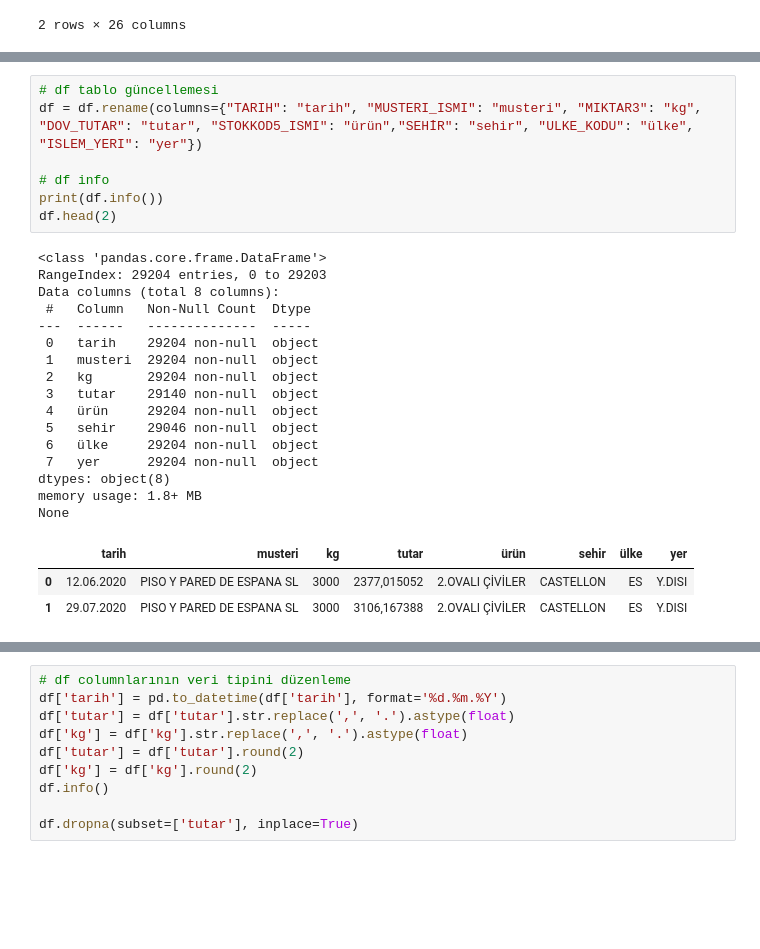
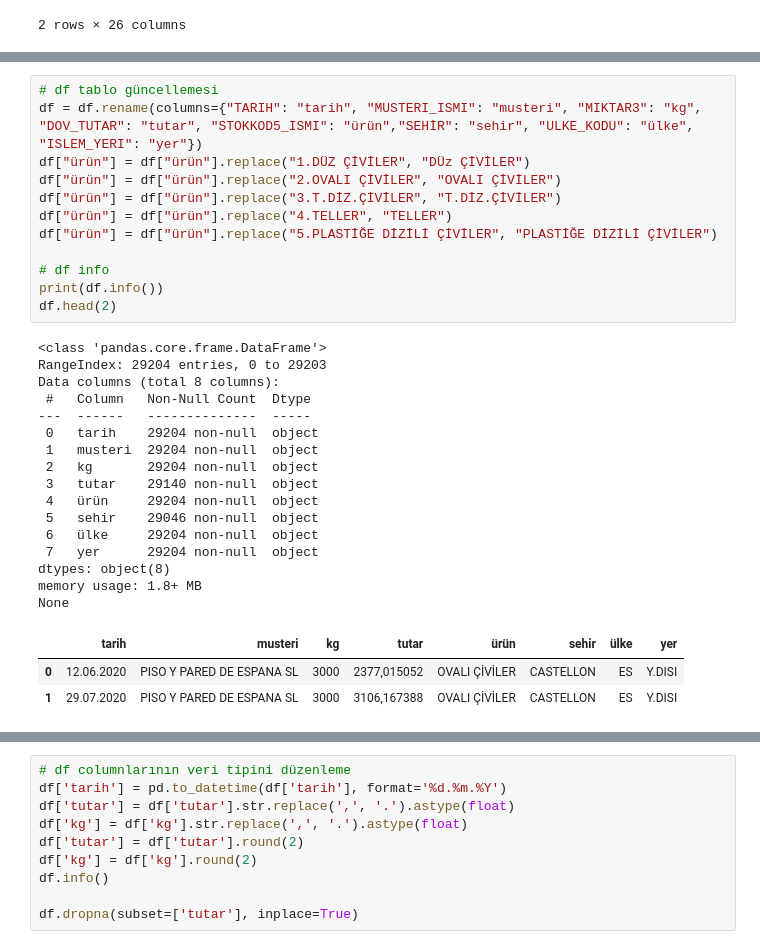
Before and after one commit to mahmutakar0/Beksan, a Jupyter notebook: satislar.ipynb, the cells around one changed output, grey strips where cells are left out. Drawn from its saved outputs; the diff is of its cells as text; blank space fills up the shorter version.

```diff
--- a/satislar.ipynb
+++ b/satislar.ipynb
@@ -49,27 +49,32 @@ df.head(2)
 # %%
 # df tablo güncellemesi
 df = df.rename(columns={"TARIH": "tarih", "MUSTERI_ISMI": "musteri", "MIKTAR3": "kg", "DOV_TUTAR": "tutar", "STOKKOD5_ISMI": "ürün","SEHİR": "sehir", "ULKE_KODU": "ülke", "ISLEM_YERI": "yer"})
+df["ürün"] = df["ürün"].replace("1.DÜZ ÇİVİLER", "DÜz ÇİVİLER")
+df["ürün"] = df["ürün"].replace("2.OVALI ÇİVİLER", "OVALI ÇİVİLER")
+df["ürün"] = df["ürün"].replace("3.T.DİZ.ÇİVİLER", "T.DİZ.ÇİVİLER")
+df["ürün"] = df["ürün"].replace("4.TELLER", "TELLER")
+df["ürün"] = df["ürün"].replace("5.PLASTİĞE DİZİLİ ÇİVİLER", "PLASTİĞE DİZİLİ ÇİVİLER")
 
 # df info
 print(df.info())
 df.head(2)
 # %% [output]
 <class 'pandas.core.frame.DataFrame'>
 RangeIndex: 29204 entries, 0 to 29203
 Data columns (total 8 columns):
  #   Column   Non-Null Count  Dtype
 ---  ------   --------------  -----
  0   tarih    29204 non-null  object
  1   musteri  29204 non-null  object
  2   kg       29204 non-null  object
  3   tutar    29140 non-null  object
  4   ürün     29204 non-null  object
  5   sehir    29046 non-null  object
  6   ülke     29204 non-null  object
  7   yer      29204 non-null  object
 dtypes: object(8)
 memory usage: 1.8+ MB
 None
 |  | tarih | musteri | kg | tutar | ürün | sehir | ülke | yer |
-| 0 | 12.06.2020 | PISO Y PARED DE ESPANA SL | 3000 | 2377,015052 | 2.OVALI ÇİVİLER | CASTELLON | ES | Y.DISI |
-| 1 | 29.07.2020 | PISO Y PARED DE ESPANA SL | 3000 | 3106,167388 | 2.OVALI ÇİVİLER | CASTELLON | ES | Y.DISI |
+| 0 | 12.06.2020 | PISO Y PARED DE ESPANA SL | 3000 | 2377,015052 | OVALI ÇİVİLER | CASTELLON | ES | Y.DISI |
+| 1 | 29.07.2020 | PISO Y PARED DE ESPANA SL | 3000 | 3106,167388 | OVALI ÇİVİLER | CASTELLON | ES | Y.DISI |
```
Also changed, not shown: parts of 20 cells of this notebook.
